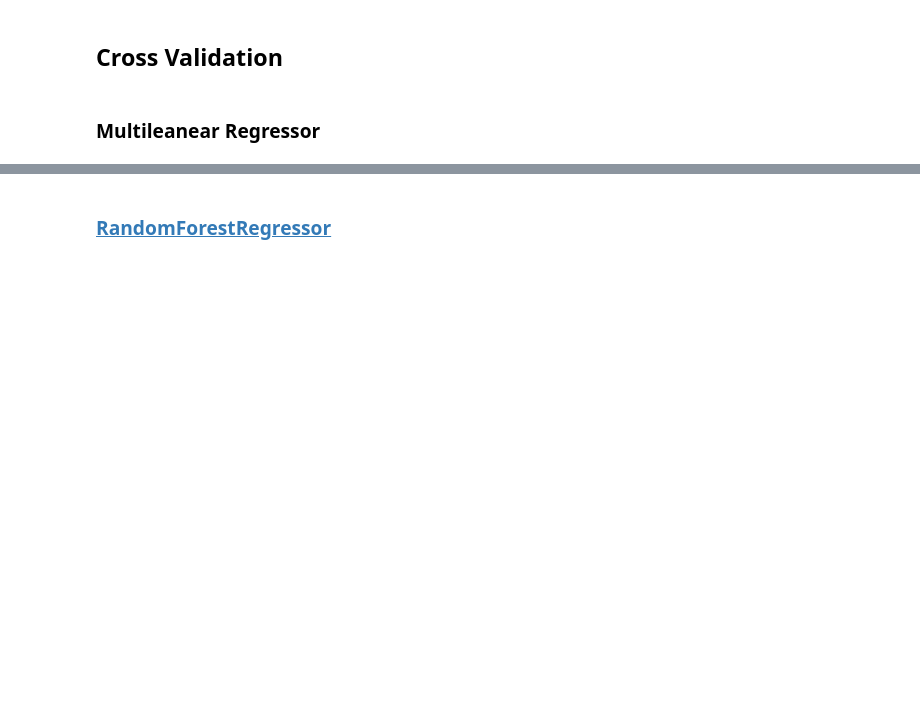
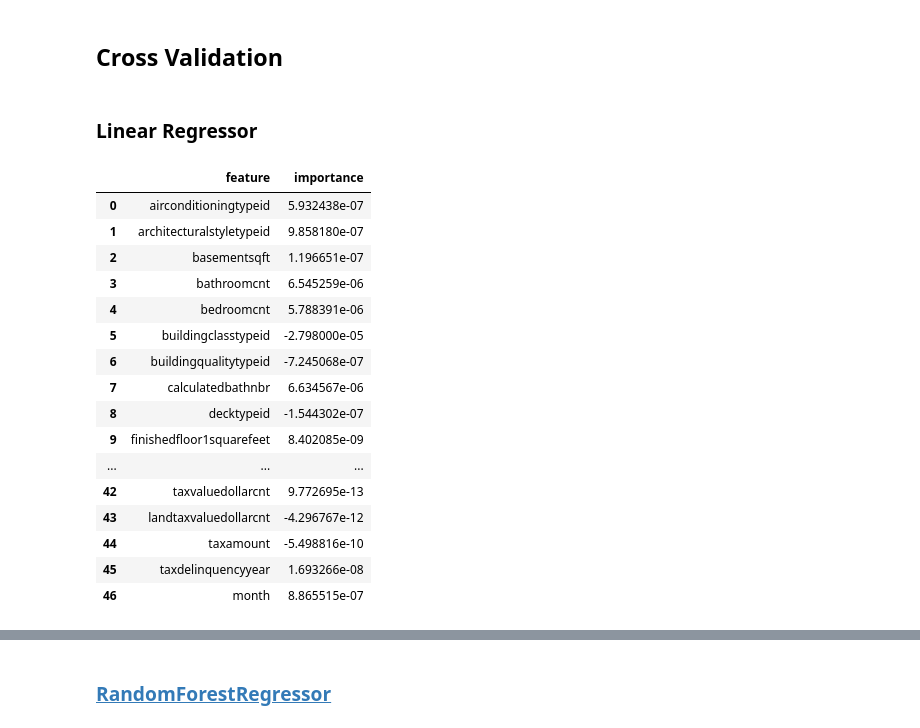
Before and after one commit to summersuny/03kagglePrediction, a Jupyter notebook: Data Cleaning v2.ipynb, the cells around one changed output, grey strips where cells are left out. Drawn from its saved outputs; the diff is of its cells as text; code cells hidden in the pictures; blank space fills up the shorter version.

```diff
--- a/Data Cleaning v2.ipynb
+++ b/Data Cleaning v2.ipynb
@@ -266,4 +284,4 @@ X_train, X_test, y_train, y_test = train_test_split(X, y,
 # %% [markdown]
 ## Cross Validation
 # %% [markdown]
-### Multileanear Regressor
+### Linear Regressor
@@ -269,0 +309,20 @@ X_train, X_test, y_train, y_test = train_test_split(X, y,
+# %%
+pd.DataFrame.from_dict({'feature':X_train.columns,'importance':glm_cv.best_estimator_.coef_})
+# %% [output]
+|  | feature | importance |
+| 0 | airconditioningtypeid | 5.932438e-07 |
+| 1 | architecturalstyletypeid | 9.858180e-07 |
+| 2 | basementsqft | 1.196651e-07 |
+| 3 | bathroomcnt | 6.545259e-06 |
+| 4 | bedroomcnt | 5.788391e-06 |
+| 5 | buildingclasstypeid | -2.798000e-05 |
+| 6 | buildingqualitytypeid | -7.245068e-07 |
+| 7 | calculatedbathnbr | 6.634567e-06 |
+| 8 | decktypeid | -1.544302e-07 |
+| 9 | finishedfloor1squarefeet | 8.402085e-09 |
+| ... | ... | ... |
+| 42 | taxvaluedollarcnt | 9.772695e-13 |
+| 43 | landtaxvaluedollarcnt | -4.296767e-12 |
+| 44 | taxamount | -5.498816e-10 |
+| 45 | taxdelinquencyyear | 1.693266e-08 |
+| 46 | month | 8.865515e-07 |
```
Also changed, not shown: parts of 16 cells of this notebook, 1 other file.
